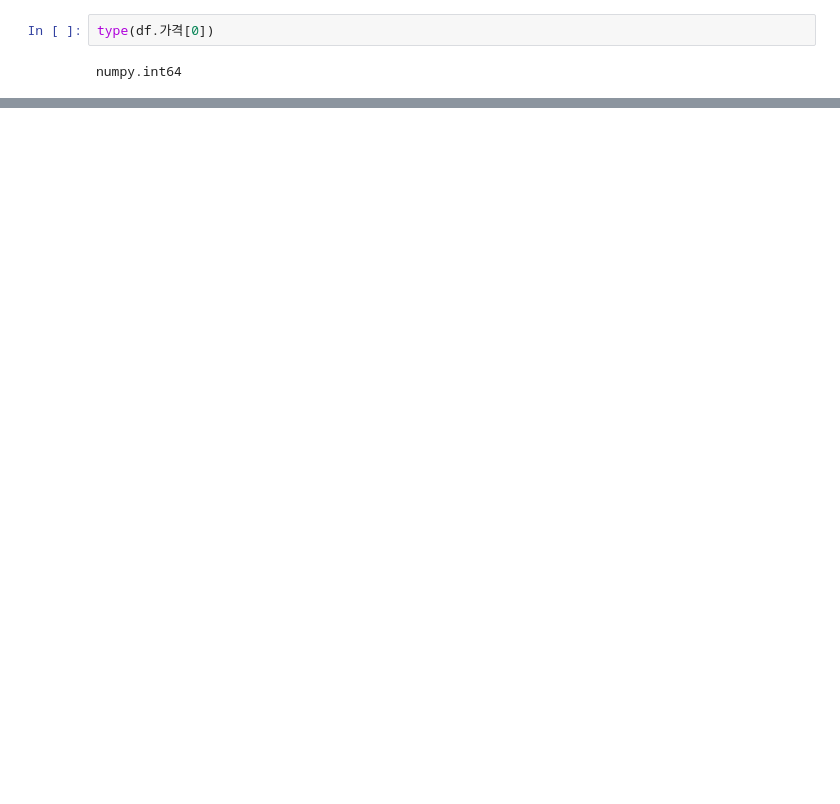
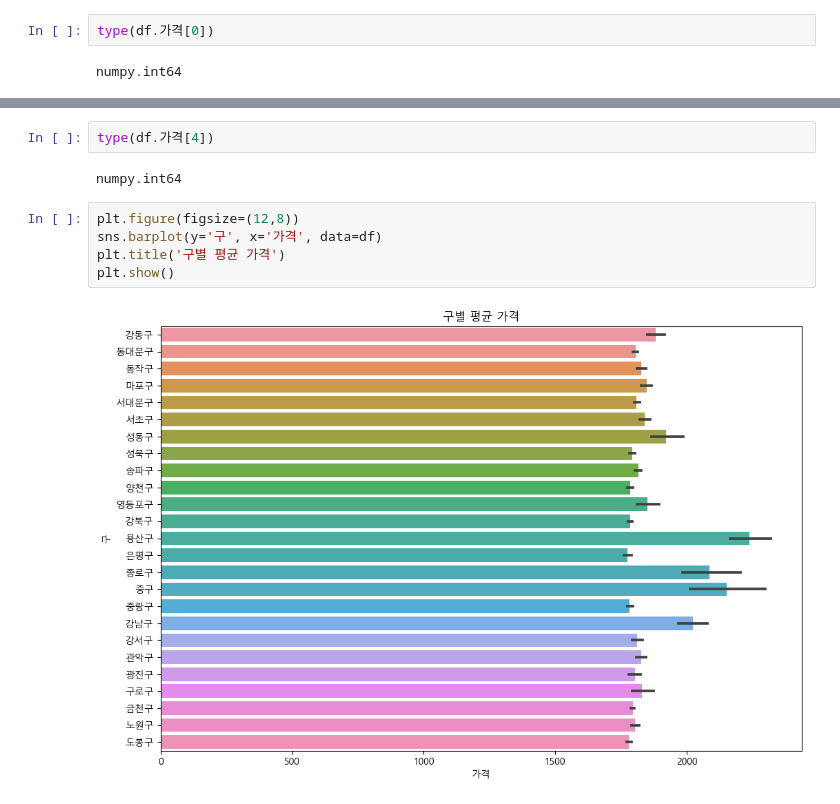
Before and after one commit to bong9C/DataAnalysis-2023.09, a Jupyter notebook: 05.Crawling/15.Opinet.ipynb, the cells around one changed output, grey strips where cells are left out. Cells and saved outputs as stored; diff of their text form; blank space fills up the shorter version.

```diff
--- a/05.Crawling/15.Opinet.ipynb
+++ b/05.Crawling/15.Opinet.ipynb
@@ -175,0 +288,11 @@ pd.read_csv('data/opinet_20230919.csv')
+# %%
+type(df.가격[4])
+# %% [output]
+numpy.int64
+# %%
+plt.figure(figsize=(12,8))
+sns.barplot(y='구', x='가격', data=df)
+plt.title('구별 평균 가격')
+plt.show()
+# %% [output]
+[figure, added]
```
Also changed, not shown: parts of 26 cells of this notebook, 3 other files.
